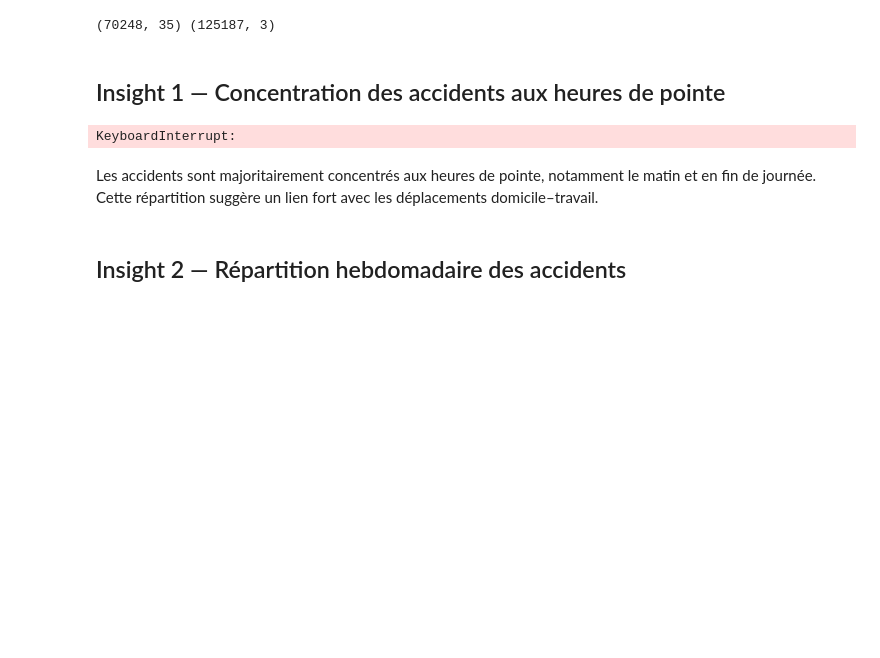
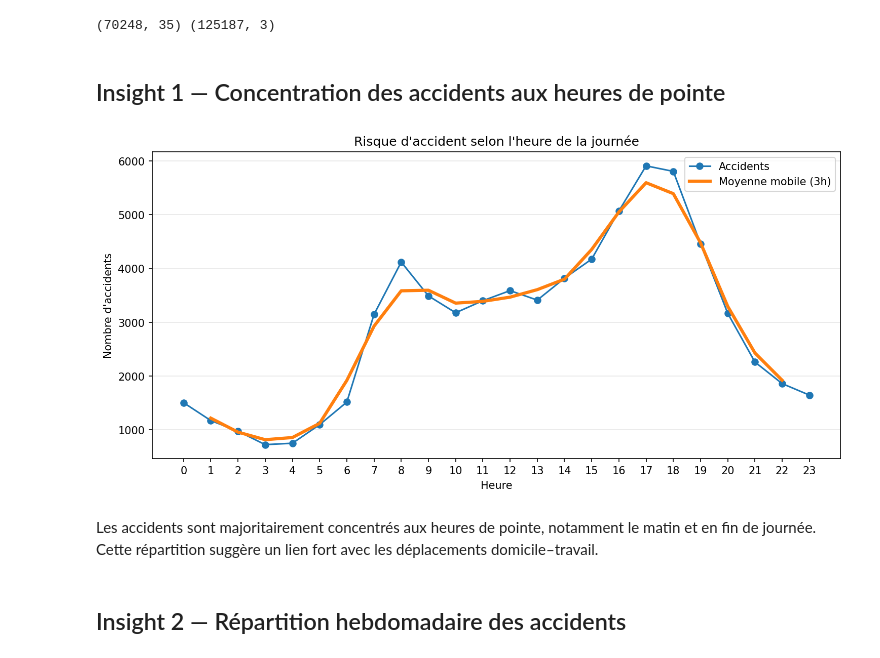
Before and after one commit to hannae-carpin/accidents-france-baac, a Jupyter notebook: notebooks/02_insights.ipynb, the cells around one changed output. Drawn from its saved outputs; the diff is of its cells as text; code cells hidden in the pictures; blank space fills up the shorter version.

Commit message:
Refactor insights visuals and analysis

```diff
--- a/notebooks/02_insights.ipynb
+++ b/notebooks/02_insights.ipynb
@@ -29,25 +28,40 @@ usag = pd.read_parquet(DATA / "usagers-2024.parquet")
 print(acc.shape, usag.shape)
 # %% [output]
 (70248, 35) (125187, 3)
+# %%
+from src.features import add_time_features
+acc = add_time_features (acc)
 # %% [markdown]
 ## Insight 1 — Concentration des accidents aux heures de pointe
-# %%
-from src.utils import save_fig
-import matplotlib.pyplot as plt
-
-plt.figure(figsize=(10, 5))
-
-acc_per_hour = acc["hour"].value_counts().sort_index()
-
-acc_per_hour.plot(kind="bar")
-plt.title("Accidents par heure")
-plt.xlabel("Heure")
-plt.ylabel("Nombre d'accidents")
-
-path = save_fig("01_accidents_par_heure.png")
-display(Image(filename=str(path)))
-# %% [output]
-KeyboardInterrupt:
+# %%
+from src.utils import save_fig
+import matplotlib.pyplot as plt
+
+# Agrégation
+acc_per_hour = acc["hour"].value_counts().sort_index()
+
+# Plot
+plt.figure(figsize=(10, 5))
+
+plt.plot(acc_per_hour.index, acc_per_hour.values, marker="o", label="Accidents")
+plt.plot(
+    acc_per_hour.index,
+    acc_per_hour.rolling(window=3, center=True).mean(),
+    linewidth=3,
+    label="Moyenne mobile (3h)"
+)
+
+plt.title("Risque d'accident selon l'heure de la journée")
+plt.xlabel("Heure")
+plt.ylabel("Nombre d'accidents")
+plt.xticks(range(0, 24))
+plt.grid(axis="y", alpha=0.3)
+plt.legend()
+
+path = save_fig("01_accidents_par_heure.png")
+display(Image(filename=str(path)))
+# %% [output]
+[figure, added]
 # %% [markdown]
 Les accidents sont majoritairement concentrés aux heures de pointe,
 notamment le matin et en fin de journée. Cette répartition suggère un lien fort avec les déplacements domicile–travail.
```
Also changed, not shown: parts of 10 cells of this notebook, 6 other files.
